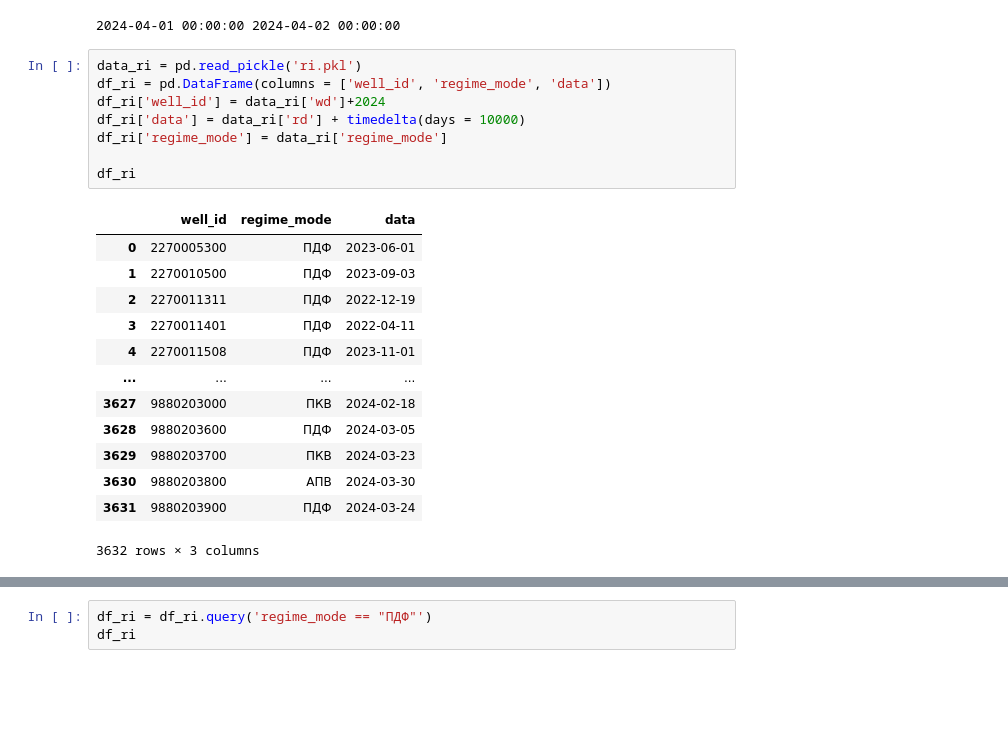
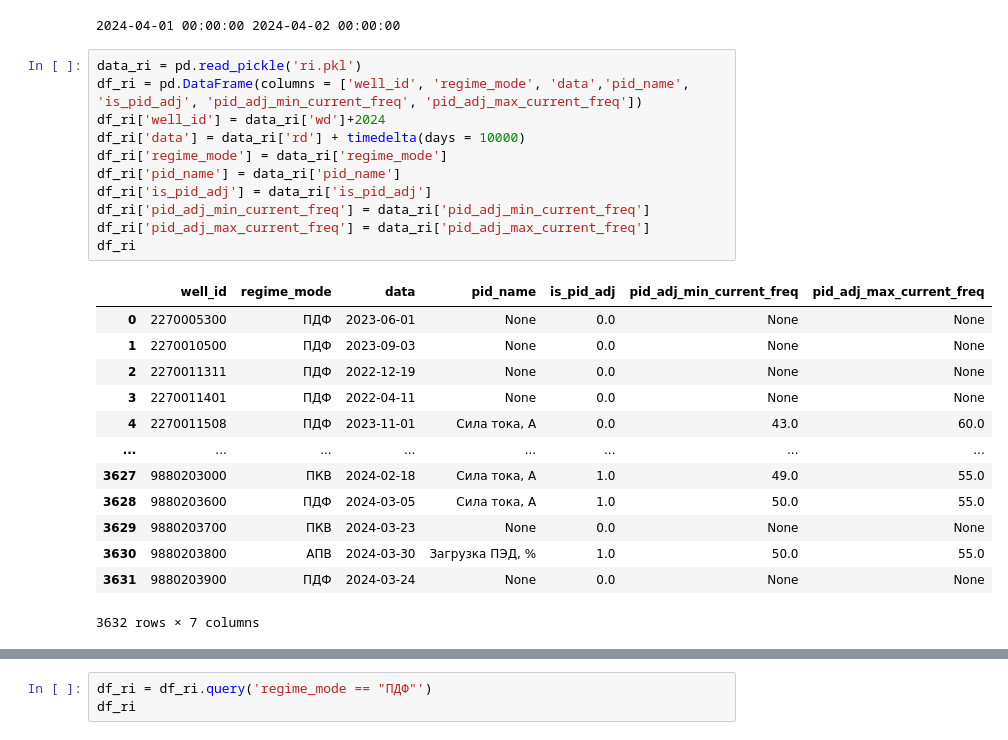
Before and after one commit to EmMUR25/work, a Jupyter notebook: Work.ipynb, the cells around one changed output, grey strips where cells are left out. Drawn from its saved outputs; the diff is of its cells as text; blank space fills up the shorter version.

```diff
--- a/Work.ipynb
+++ b/Work.ipynb
@@ -25,23 +27,26 @@ print(df['tm_time'].min(), df['tm_time'].max())
 2024-04-01 00:00:00 2024-04-02 00:00:00
 # %%
 data_ri = pd.read_pickle('ri.pkl')
-df_ri = pd.DataFrame(columns = ['well_id', 'regime_mode', 'data'])
+df_ri = pd.DataFrame(columns = ['well_id', 'regime_mode', 'data','pid_name', 'is_pid_adj', 'pid_adj_min_current_freq', 'pid_adj_max_current_freq'])
 df_ri['well_id'] = data_ri['wd']+2024
 df_ri['data'] = data_ri['rd'] + timedelta(days = 10000)
 df_ri['regime_mode'] = data_ri['regime_mode']
-
+df_ri['pid_name'] = data_ri['pid_name']
+df_ri['is_pid_adj'] = data_ri['is_pid_adj']
+df_ri['pid_adj_min_current_freq'] = data_ri['pid_adj_min_current_freq']
+df_ri['pid_adj_max_current_freq'] = data_ri['pid_adj_max_current_freq']
 df_ri
 # %% [output]
-|  | well_id | regime_mode | data |
-| 0 | 2270005300 | ПДФ | 2023-06-01 |
-| 1 | 2270010500 | ПДФ | 2023-09-03 |
-| 2 | 2270011311 | ПДФ | 2022-12-19 |
-| 3 | 2270011401 | ПДФ | 2022-04-11 |
-| 4 | 2270011508 | ПДФ | 2023-11-01 |
-| ... | ... | ... | ... |
-| 3627 | 9880203000 | ПКВ | 2024-02-18 |
-| 3628 | 9880203600 | ПДФ | 2024-03-05 |
-| 3629 | 9880203700 | ПКВ | 2024-03-23 |
-| 3630 | 9880203800 | АПВ | 2024-03-30 |
-| 3631 | 9880203900 | ПДФ | 2024-03-24 |
+|  | well_id | regime_mode | data | pid_name | is_pid_adj | pid_adj_min_current_freq | pid_adj_max_current_freq |
+| 0 | 2270005300 | ПДФ | 2023-06-01 | None | 0.0 | None | None |
+| 1 | 2270010500 | ПДФ | 2023-09-03 | None | 0.0 | None | None |
+| 2 | 2270011311 | ПДФ | 2022-12-19 | None | 0.0 | None | None |
+| 3 | 2270011401 | ПДФ | 2022-04-11 | None | 0.0 | None | None |
+| 4 | 2270011508 | ПДФ | 2023-11-01 | Сила тока, А | 0.0 | 43.0 | 60.0 |
+| ... | ... | ... | ... | ... | ... | ... | ... |
+| 3627 | 9880203000 | ПКВ | 2024-02-18 | Сила тока, А | 1.0 | 49.0 | 55.0 |
+| 3628 | 9880203600 | ПДФ | 2024-03-05 | Сила тока, А | 1.0 | 50.0 | 55.0 |
+| 3629 | 9880203700 | ПКВ | 2024-03-23 | None | 0.0 | None | None |
+| 3630 | 9880203800 | АПВ | 2024-03-30 | Загрузка ПЭД, % | 1.0 | 50.0 | 55.0 |
+| 3631 | 9880203900 | ПДФ | 2024-03-24 | None | 0.0 | None | None |
-3632 rows × 3 columns
+3632 rows × 7 columns
```
Also changed, not shown: parts of 33 cells of this notebook.
